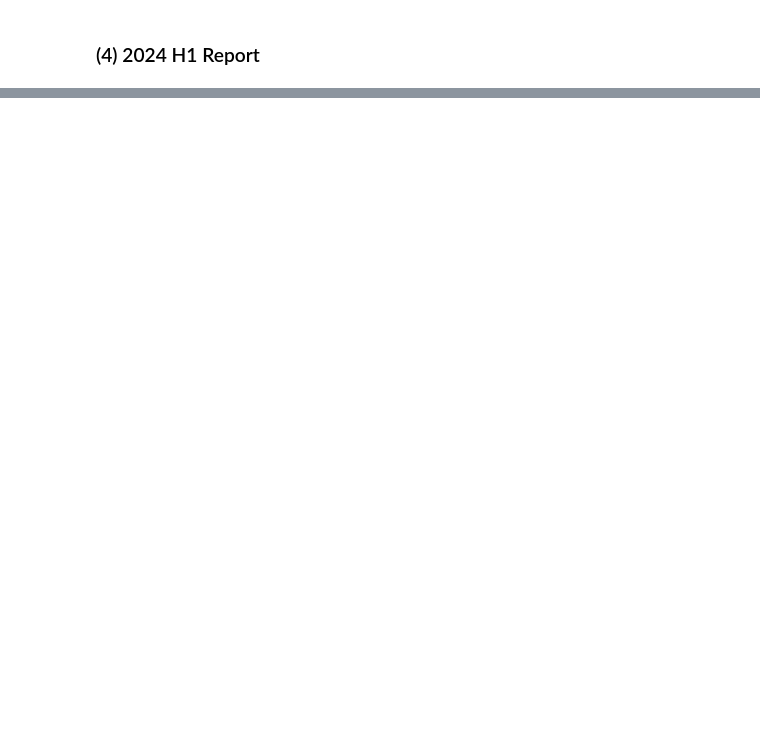
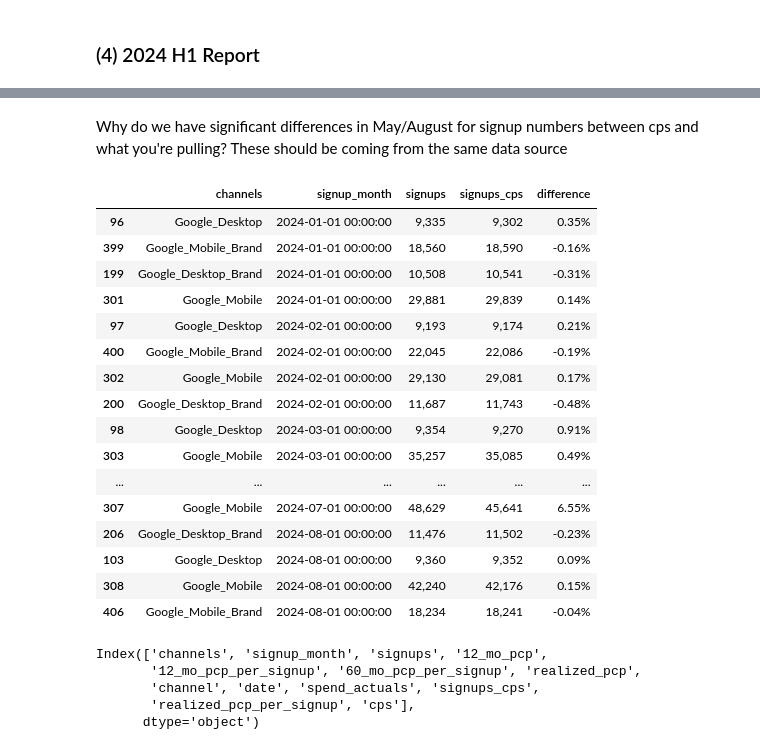
Before and after one commit to bsaunders27/cps_target_check, a Jupyter notebook: google_pcp_12_60.ipynb, the cells around one changed output, grey strips where cells are left out. Saved outputs shown, nothing was run; the diff lists cells and outputs as text; code cells hidden in the pictures; blank space fills up the shorter version.

```diff
--- a/google_pcp_12_60.ipynb
+++ b/google_pcp_12_60.ipynb
@@ -104,3 +185,33 @@ google_plot(summary_all)
+# %% [markdown]
+Why do we have significant differences in May/August for signup numbers between cps and what you're pulling? These should be coming from the same data source
+# %%
+summary_all.loc[summary_all.signup_month >= '2024-01-01', ['channels', 'signup_month', 'signups', 'signups_cps']].assign(difference = lambda x : (x.signups - x.signups_cps)/x.signups_cps).sort_values(by='signup_month').style.background_gradient(cmap='Reds', subset=['difference']).format({'signups_cps': '{:,.0f}', 'signups': '{:,.0f}', 'difference': '{:.2%}'})
+# %% [output]
+|  | channels | signup_month | signups | signups_cps | difference |
+| 96 | Google_Desktop | 2024-01-01 00:00:00 | 9,335 | 9,302 | 0.35% |
+| 399 | Google_Mobile_Brand | 2024-01-01 00:00:00 | 18,560 | 18,590 | -0.16% |
+| 199 | Google_Desktop_Brand | 2024-01-01 00:00:00 | 10,508 | 10,541 | -0.31% |
+| 301 | Google_Mobile | 2024-01-01 00:00:00 | 29,881 | 29,839 | 0.14% |
+| 97 | Google_Desktop | 2024-02-01 00:00:00 | 9,193 | 9,174 | 0.21% |
+| 400 | Google_Mobile_Brand | 2024-02-01 00:00:00 | 22,045 | 22,086 | -0.19% |
+| 302 | Google_Mobile | 2024-02-01 00:00:00 | 29,130 | 29,081 | 0.17% |
+| 200 | Google_Desktop_Brand | 2024-02-01 00:00:00 | 11,687 | 11,743 | -0.48% |
+| 98 | Google_Desktop | 2024-03-01 00:00:00 | 9,354 | 9,270 | 0.91% |
+| 303 | Google_Mobile | 2024-03-01 00:00:00 | 35,257 | 35,085 | 0.49% |
+| ... | ... | ... | ... | ... | ... |
+| 307 | Google_Mobile | 2024-07-01 00:00:00 | 48,629 | 45,641 | 6.55% |
+| 206 | Google_Desktop_Brand | 2024-08-01 00:00:00 | 11,476 | 11,502 | -0.23% |
+| 103 | Google_Desktop | 2024-08-01 00:00:00 | 9,360 | 9,352 | 0.09% |
+| 308 | Google_Mobile | 2024-08-01 00:00:00 | 42,240 | 42,176 | 0.15% |
+| 406 | Google_Mobile_Brand | 2024-08-01 00:00:00 | 18,234 | 18,241 | -0.04% |
+# %%
+summary_all.columns
+# %% [output]
+Index(['channels', 'signup_month', 'signups', '12_mo_pcp',
+       '12_mo_pcp_per_signup', '60_mo_pcp_per_signup', 'realized_pcp',
+       'channel', 'date', 'spend_actuals', 'signups_cps',
+       'realized_pcp_per_signup', 'cps'],
+      dtype='object')
 # %%
 # 2024 H1
 summary_all_H1 = summary_all.loc[(summary_all.signup_month >= '2024-01-01') & (summary_all.signup_month < '2024-07-01')].reset_index(drop=True)
```
Also changed, not shown: parts of 14 cells of this notebook, 2 other files.
